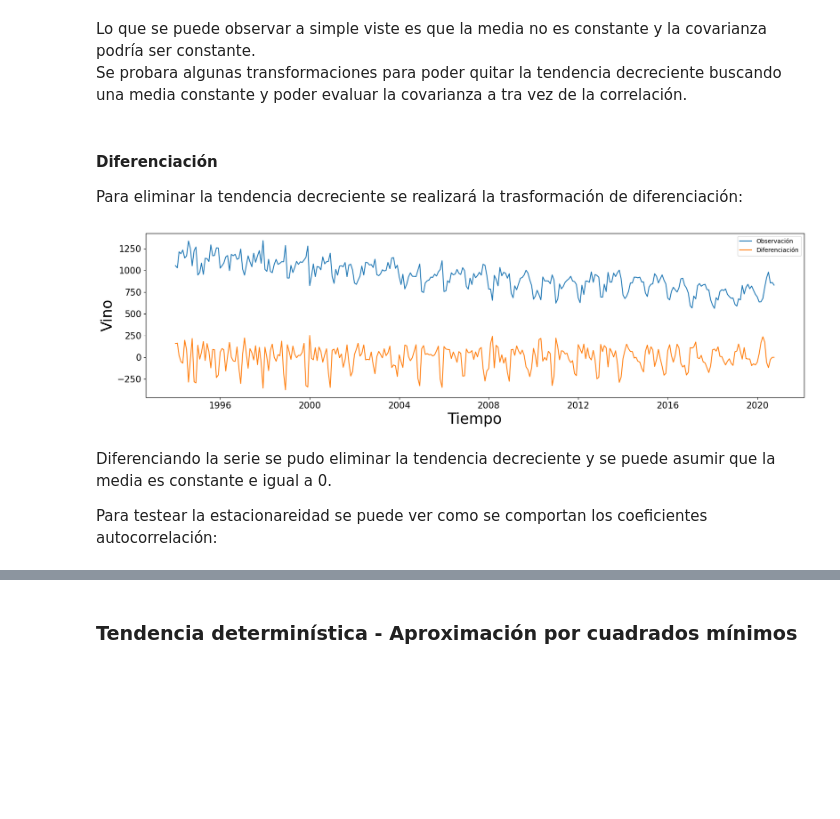
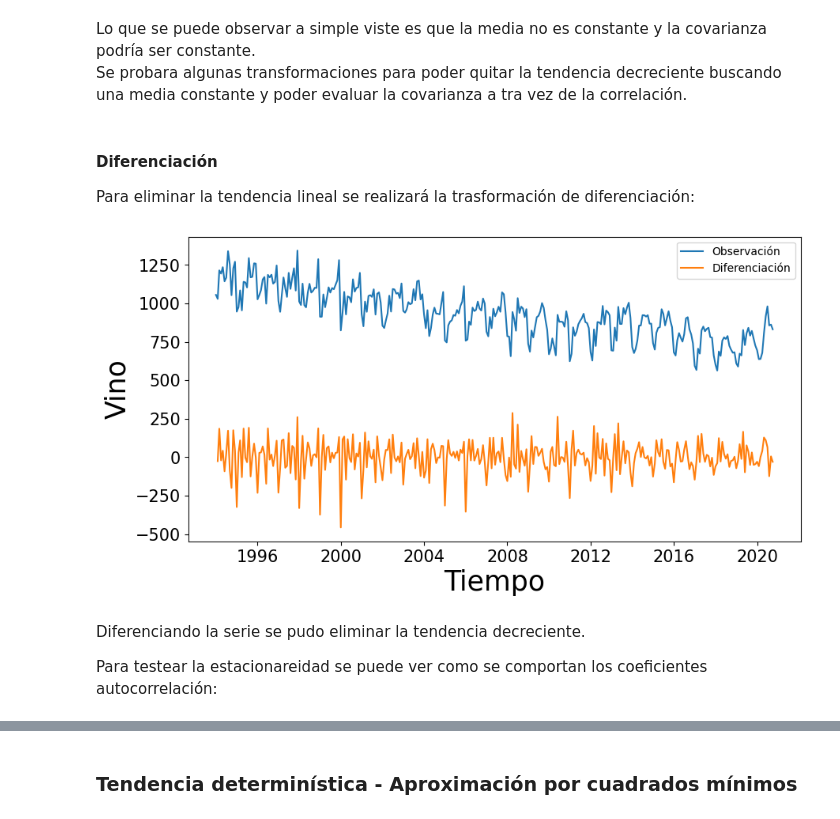
Before and after one commit to sergio2pi/CEIA-FIUBA_ST, a Jupyter notebook: trabajo_integrador/series_temporales.ipynb, the cells around one changed output, grey strips where cells are left out. Drawn from its saved outputs; the diff is of its cells as text; code cells hidden in the pictures; blank space fills up the shorter version.

```diff
--- a/trabajo_integrador/series_temporales.ipynb
+++ b/trabajo_integrador/series_temporales.ipynb
@@ -174,31 +173,27 @@ Lo que se puede observar a simple viste es que la media no es constante y la cov
 Se probara algunas transformaciones para poder quitar la tendencia decreciente buscando una media constante y poder evaluar la covarianza a tra vez de la correlación.
 # %% [markdown]
 #### Diferenciación
-Para eliminar la tendencia decreciente se realizará la trasformación de diferenciación:
+Para eliminar la tendencia lineal se realizará la trasformación de diferenciación:
 # %%
-diff = list()
-for i in range(2, len(dataset)):
-	value = dataset['vino'][i] - dataset['vino'][i - 2]
-	diff.append(value)
-diff.append(0)
-diff.append(0)
+ndiff = 1
+diff = dataset['vino'].diff(ndiff)
 
 # GRAFICO
-plt.figure(figsize=(20, 5))
+plt.figure(figsize=(10, 5))
 
 # Serie original
 plt.plot(dataset['indice_tiempo'], dataset['vino'], label='Observación')
 
 # Serie diferenciada
 plt.plot(dataset['indice_tiempo'], diff, label='Diferenciación')
 plt.legend()
 plt.xlabel("Tiempo")
 plt.ylabel("Vino")
 plt.show()
 # %% [output]
-[figure, old version]
+[figure, new version]
 # %% [markdown]
-Diferenciando la serie se pudo eliminar la tendencia decreciente y se puede asumir que la media es constante e igual a 0.
+Diferenciando la serie se pudo eliminar la tendencia decreciente.
 
 Para testear la estacionareidad se puede ver como se comportan los coeficientes autocorrelación:
 # %%
```
Also changed, not shown: parts of 59 cells of this notebook, 1 other file.
